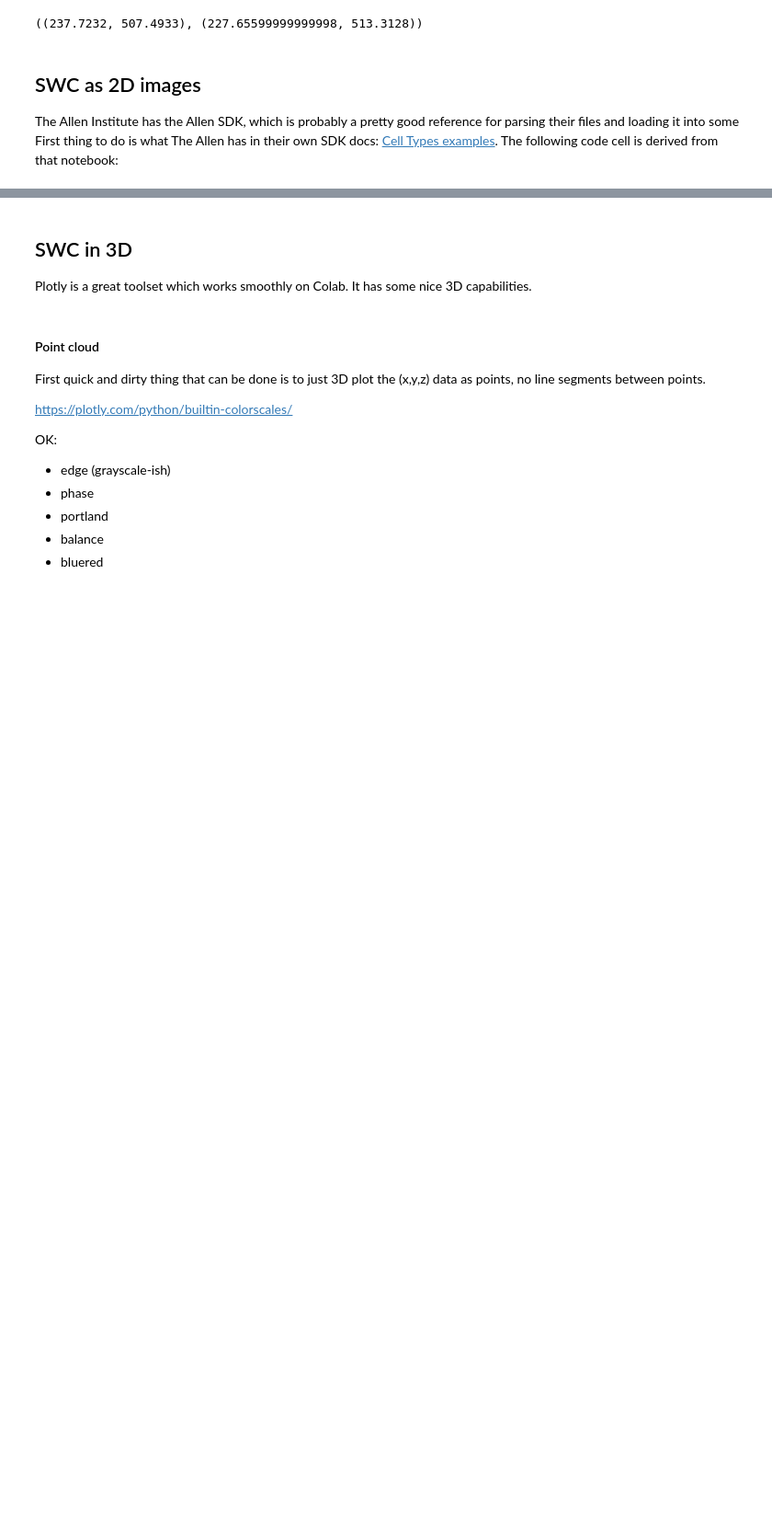
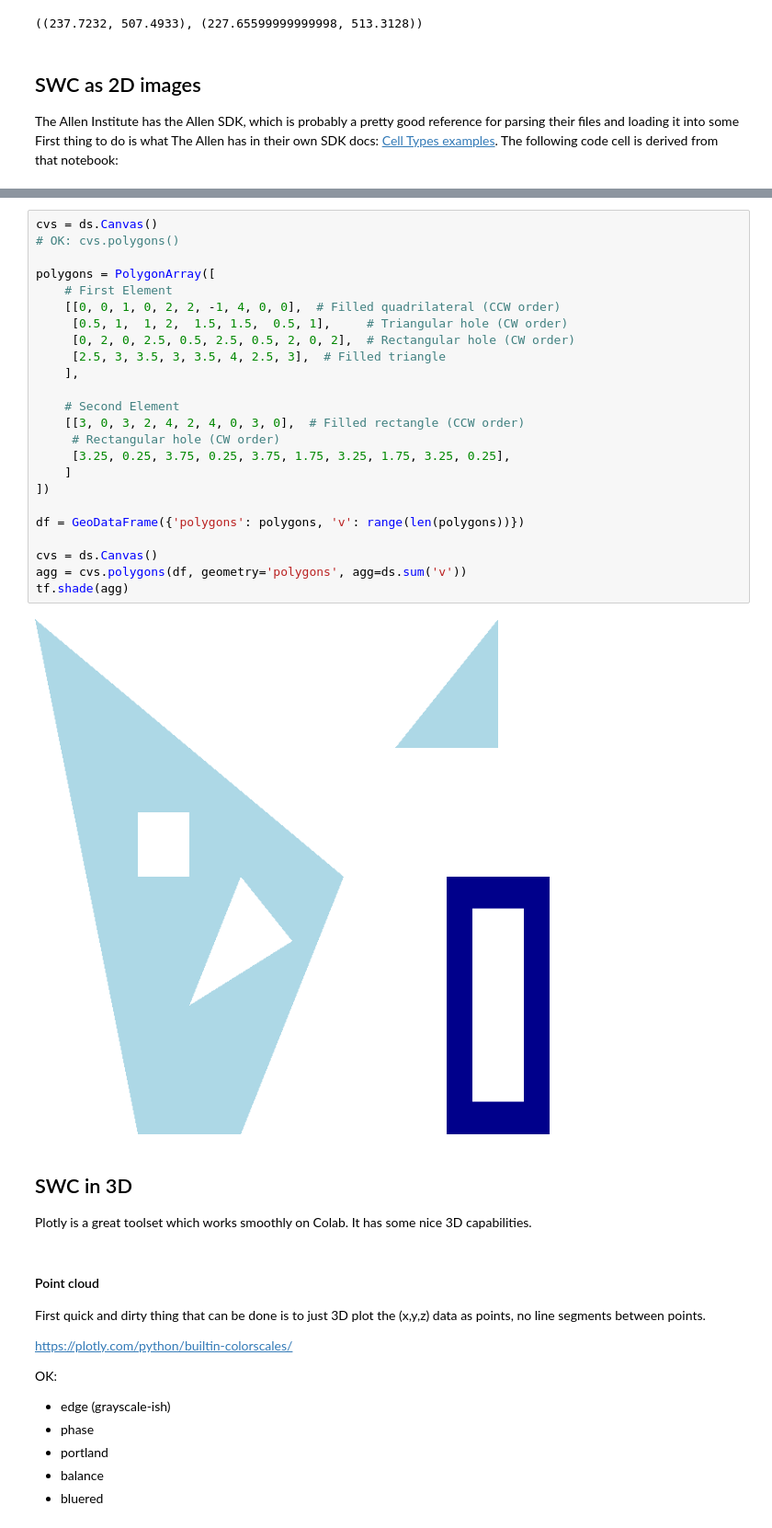
Before and after one commit to reconstrue/brightfield, a Jupyter notebook: content/visualization/swc_renderer.ipynb, the cells around one changed output, grey strips where cells are left out. Shown at 92% size. Saved outputs shown, nothing was run; the diff lists cells and outputs as text; blank space fills up the shorter version.

```diff
--- a/content/visualization/swc_renderer.ipynb
+++ b/content/visualization/swc_renderer.ipynb
@@ -249,3 +358,29 @@ Wall time: 29.4 ms
+# %%
+cvs = ds.Canvas()
+# OK: cvs.polygons()
+
+polygons = PolygonArray([
+    # First Element
+    [[0, 0, 1, 0, 2, 2, -1, 4, 0, 0],  # Filled quadrilateral (CCW order)
+     [0.5, 1,  1, 2,  1.5, 1.5,  0.5, 1],     # Triangular hole (CW order)
+     [0, 2, 0, 2.5, 0.5, 2.5, 0.5, 2, 0, 2],  # Rectangular hole (CW order)
+     [2.5, 3, 3.5, 3, 3.5, 4, 2.5, 3],  # Filled triangle
+    ],
+
+    # Second Element
+    [[3, 0, 3, 2, 4, 2, 4, 0, 3, 0],  # Filled rectangle (CCW order)
+     # Rectangular hole (CW order)
+     [3.25, 0.25, 3.75, 0.25, 3.75, 1.75, 3.25, 1.75, 3.25, 0.25],
+    ]
+])
+
+df = GeoDataFrame({'polygons': polygons, 'v': range(len(polygons))})
+
+cvs = ds.Canvas()
+agg = cvs.polygons(df, geometry='polygons', agg=ds.sum('v'))
+tf.shade(agg)
+# %% [output]
+[figure, added]
 # %% [markdown]
 ## SWC in 3D
 
```
Also changed, not shown: parts of 18 cells of this notebook.
